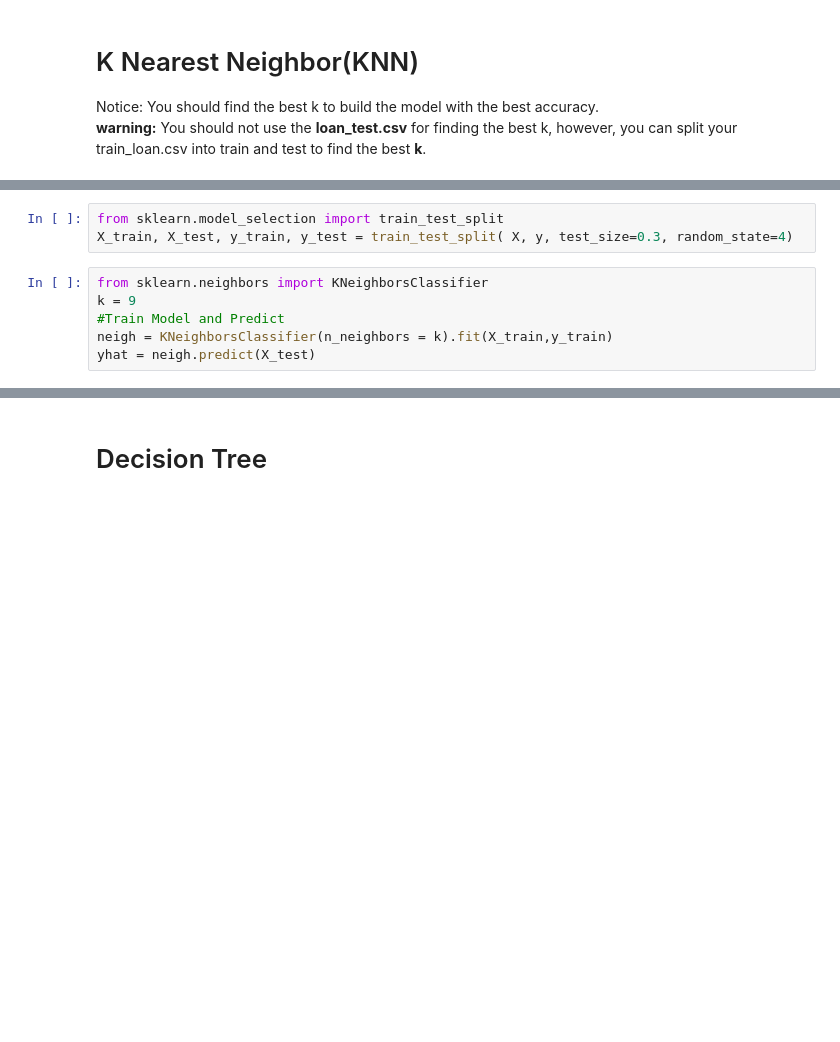
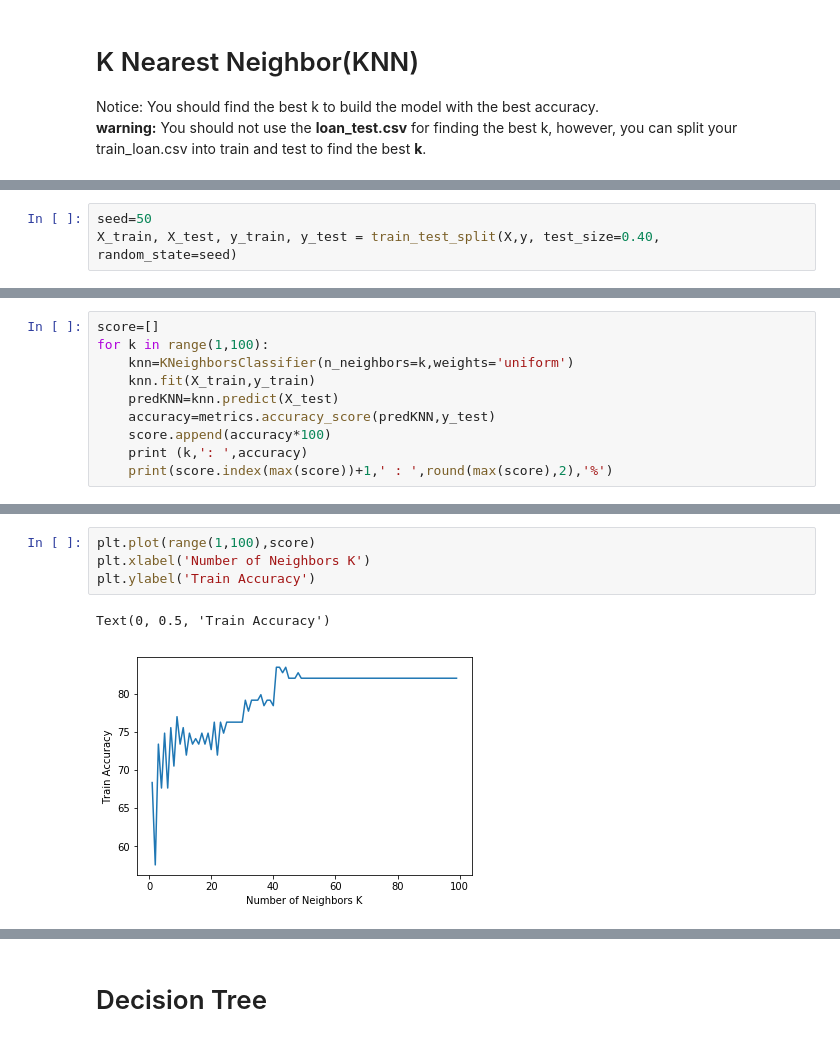
Before and after one commit to speak2mehul/CourseraML, a Jupyter notebook: ML Notebook.ipynb, the cells around one changed output, grey strips where cells are left out. Saved outputs shown, nothing was run; the diff lists cells and outputs as text; blank space fills up the shorter version.

```diff
--- a/ML Notebook.ipynb
+++ b/ML Notebook.ipynb
@@ -286,9 +290,3 @@ Notice: You should find the best k to build the model with the best accuracy.
 # %%
-from sklearn.model_selection import train_test_split
-X_train, X_test, y_train, y_test = train_test_split( X, y, test_size=0.3, random_state=4)
+seed=50
+X_train, X_test, y_train, y_test = train_test_split(X,y, test_size=0.40, random_state=seed)
-# %%
-from sklearn.neighbors import KNeighborsClassifier
-k = 9
-#Train Model and Predict
-neigh = KNeighborsClassifier(n_neighbors = k).fit(X_train,y_train)
-yhat = neigh.predict(X_test)
@@ -324,0 +293,10 @@ plt.show()
+# %%
+score=[]
+for k in range(1,100):
+    knn=KNeighborsClassifier(n_neighbors=k,weights='uniform')
+    knn.fit(X_train,y_train)
+    predKNN=knn.predict(X_test)
+    accuracy=metrics.accuracy_score(predKNN,y_test)
+    score.append(accuracy*100)
+    print (k,': ',accuracy)
+    print(score.index(max(score))+1,' : ',round(max(score),2),'%')
@@ -324,0 +321,7 @@ plt.show()
+# %%
+plt.plot(range(1,100),score)
+plt.xlabel('Number of Neighbors K')
+plt.ylabel('Train Accuracy')
+# %% [output]
+Text(0, 0.5, 'Train Accuracy')
+[figure, added]
```
Also changed, not shown: parts of 28 cells of this notebook.
